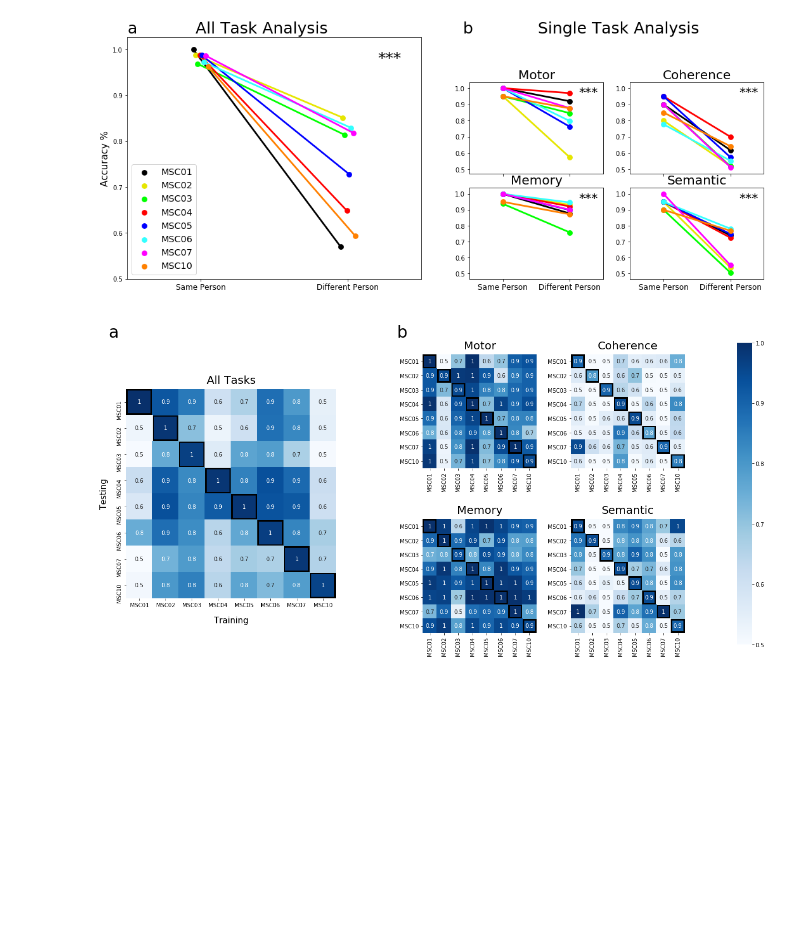
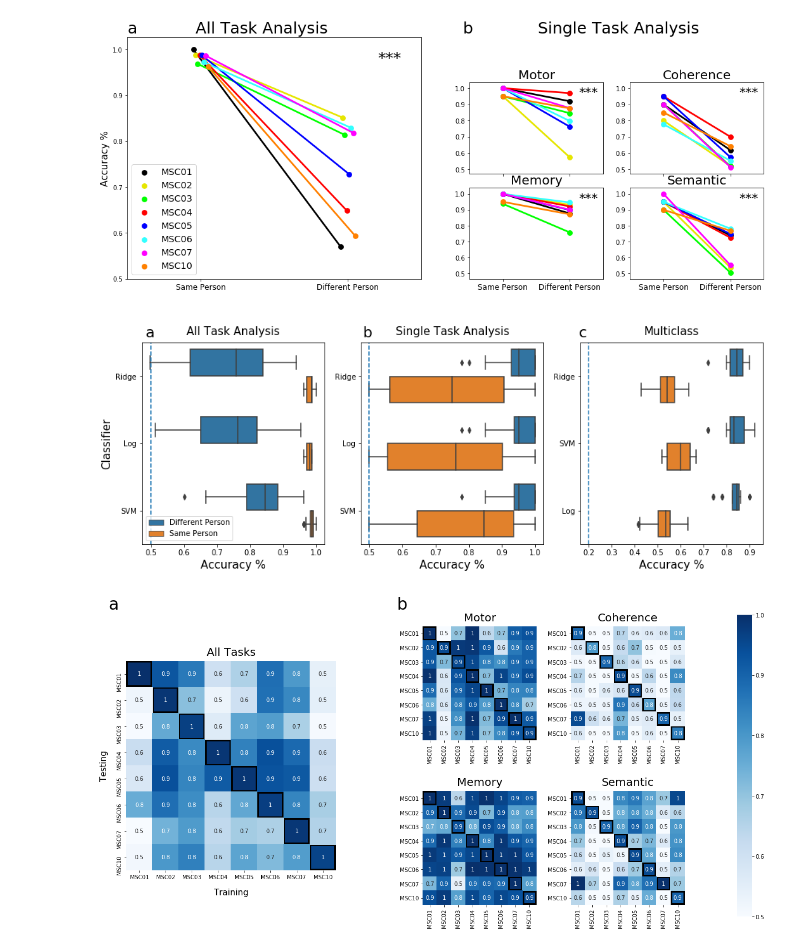
Before and after one commit to GrattonLab/MSC_Alexis, a Jupyter notebook: analysis/code/mL_rsfMRI/Figures/FinalFigures.ipynb, the cells around one changed output. Cells and saved outputs as stored; diff of their text form; code cells hidden in the pictures; blank space fills up the shorter version.

Commit message:
different clfs

```diff
--- a/analysis/code/mL_rsfMRI/Figures/FinalFigures.ipynb
+++ b/analysis/code/mL_rsfMRI/Figures/FinalFigures.ipynb
@@ -909,42 +913,44 @@ plt.savefig(thisDir+'output/FigsFinal/feature_plots.png', bbox_inches='tight')
 # %%
 #Supplemental Figures
 #S1
-fig=plt.figure(figsize=(10,5), constrained_layout=True)
+fig=plt.figure(figsize=(15,5), constrained_layout=True)
 plt.rcParams['figure.constrained_layout.use'] = True
 fig.text(.13, .9, 'a',fontsize=20)
-fig.text(.56, .9, 'b',fontsize=20)
-#fig.text(.67, .9, 'c',fontsize=20)
+fig.text(.4, .9, 'b',fontsize=20)
+fig.text(.67, .9, 'c',fontsize=20)
 #this is the model comparison for BS CV SS and DS
 #Add grid space for subplots 1 rows by 2 columns
-gs = gridspec.GridSpec(nrows=1, ncols=2,wspace=.2, hspace=.3)
+gs = gridspec.GridSpec(nrows=1, ncols=3,wspace=.2, hspace=.3)
 
 ax0=fig.add_subplot(gs[0,0])
 ax=sns.boxplot(x='acc',y='clf',hue='Analysis',data=allAnalysis,orient='h',ax=ax0)
 ax.set_title('All Task Analysis',fontsize=15, pad=10)
 plt.xlabel('Accuracy %',fontsize=15)
-plt.ylabel('Classifier')
+plt.ylabel('Classifier',fontsize=15)
 #ax0.legend_.remove()
 ax0.axvline(.5, ls='--')
 ax0.legend(loc='lower left',fontsize=10)
 ax1=fig.add_subplot(gs[0,1])
 sns.boxplot(x='acc',y='clf',hue='Analysis',data=sameTask,orient='h',ax=ax1)
 ax1.set_title('Single Task Analysis',fontsize=15, pad=10)
 plt.xlabel('Accuracy %', fontsize=15)
 plt.ylabel('Classifier')
 ax1.legend_.remove()
 ax1.axvline(.5, ls='--')
 plt.ylabel(' ')
-"""
+
 ax2=fig.add_subplot(gs[0,2])
-sns.boxplot(x='acc',y='clf',hue='Analysis',data=diffTask,orient='h',ax=ax2)
-ax2.set_title('Between Task Analysis',fontsize=15, pad=10)
-plt.xlabel('Accuracy %')
+sns.boxplot(x='acc',y='clf',hue='Analysis',data=MC_all,orient='h',ax=ax2,hue_order=['Same Person','Different Person'])
+ax2.set_title('Multiclass',fontsize=15, pad=10)
+plt.xlabel('Accuracy %',fontsize=15)
 plt.ylabel(' ')
-ax2.axvline(.5, ls='--')
+ax2.axvline(.2, ls='--')
 ax2.legend_.remove()
 #ax2.legend(loc='upper right',fontsize=10,bbox_to_anchor=(1.6, 1.0))
-"""
+
 plt.savefig(thisDir+'output/FigsFinal/clf_comp_plots.png', bbox_inches='tight')
+# %% [output]
+[figure, added]
 # %%
 #S2
 fig=plt.figure(figsize=(18,10), constrained_layout=True)
```
Also changed, not shown: parts of 2 cells of this notebook, 6 other files.
